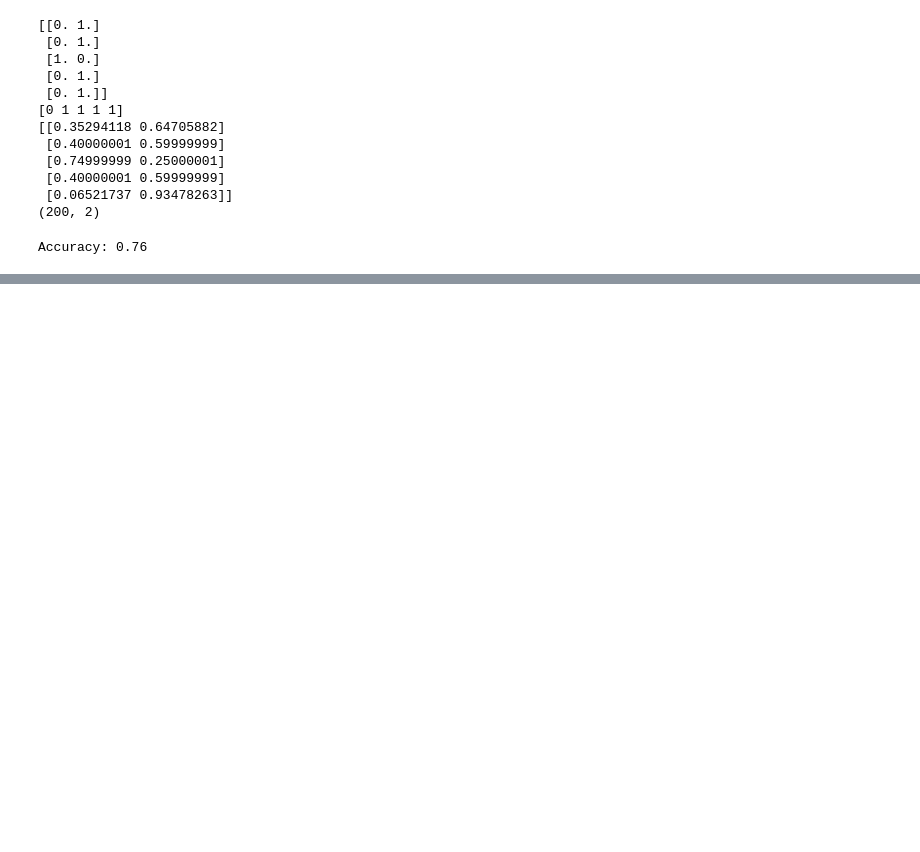
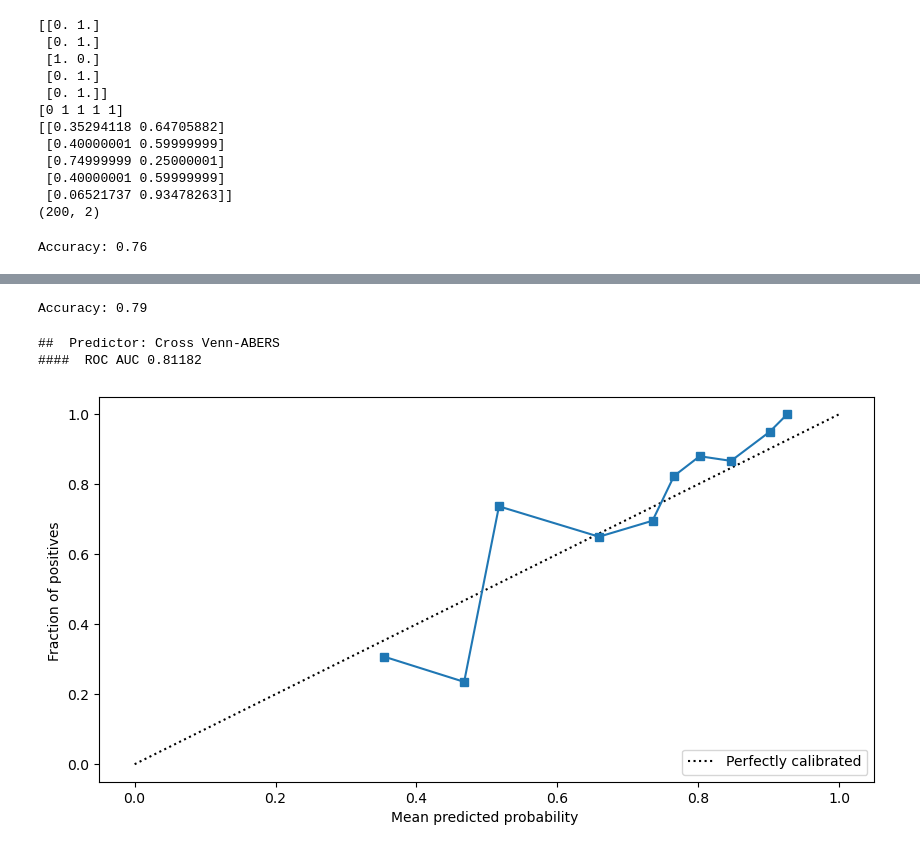
Before and after one commit to fas38/conformal-prediction, a Jupyter notebook: binary_clf.ipynb, the cells around one changed output, grey strips where cells are left out. Cells and saved outputs as stored; diff of their text form; code cells hidden in the pictures; blank space fills up the shorter version.

```diff
--- a/binary_clf.ipynb
+++ b/binary_clf.ipynb
@@ -246,0 +268,14 @@ plt.figure(figsize=(8, 5))
+# %%
+# model
+clf = RandomForestClassifier(n_estimators=100, random_state=42)
+va = VennAbersCalibrator(estimator=clf, inductive=False, n_splits=5, shuffle=False)
+va.fit(X_train, y_train)
+va_cross_prob = va.predict_proba(X_test)
+va_cross_pred = va.predict(X_test)
+predictions = va_cross_pred
+prediction_prob = va_cross_prob
+
+print(predictions[:5])
+print(y_test[:5])
+print(prediction_prob[:5])
+print(prediction_prob.shape)
@@ -246,0 +295,32 @@ plt.figure(figsize=(8, 5))
+# %%
+# evaluation
+predictions = np.argmax(va_cross_prob, axis=1)
+accuracy = accuracy_score(y_test, predictions)
+
+print(f"Accuracy: {accuracy:.2f}")
+# %% [output]
+Accuracy: 0.79
+# %%
+# plot prediction probabilities
+predictions = [prediction_prob[:, 1],
+              ]
+
+prediction_names = ["Cross Venn-ABERS",
+              ]
+
+for name, y_prob in enumerate(predictions):
+    print('##  Predictor: ' + prediction_names[name] )
+    # display(Markdown('####  Brier score ' + round(brier_score_loss(y_test, y_prob),5).astype("str") ))
+    # display(Markdown('####  Log loss ' + round(log_loss(y_test, y_prob),5).astype("str") ))
+    print('####  ROC AUC ' + round(roc_auc_score(y_test, y_prob),5).astype("str") )
+
+
+    prob_true, prob_pred = calibration_curve(y_test, y_prob, n_bins=10, strategy='quantile')
+
+    fig, (ax1) = plt.subplots(1, 1, figsize=(10, 5))
+    CalibrationDisplay(prob_true, prob_pred, y_prob).plot(ax=ax1)
+    plt.show()
+# %% [output]
+##  Predictor: Cross Venn-ABERS
+####  ROC AUC 0.81182
+[figure, added]
```
Also changed, not shown: parts of 4 cells of this notebook.
